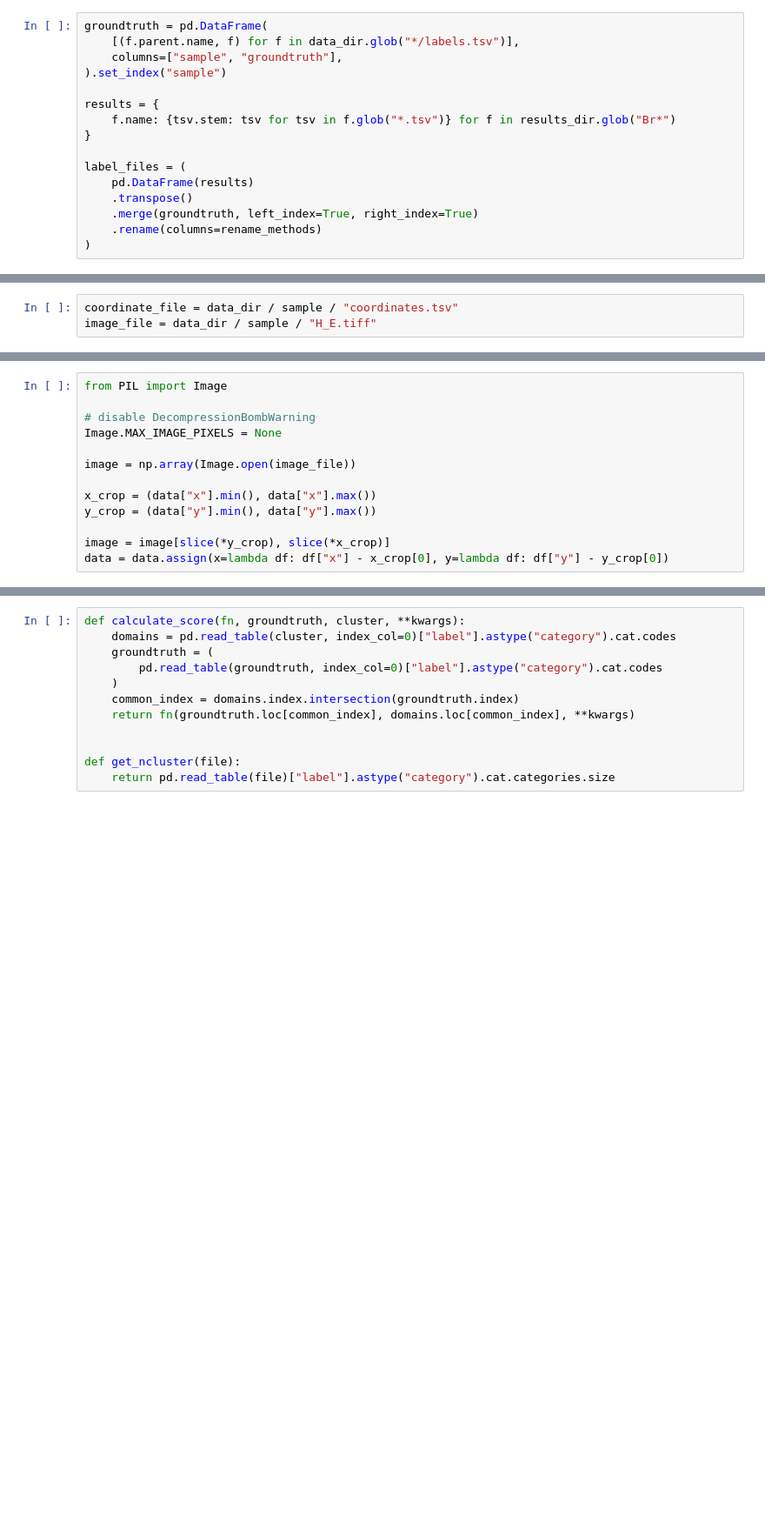
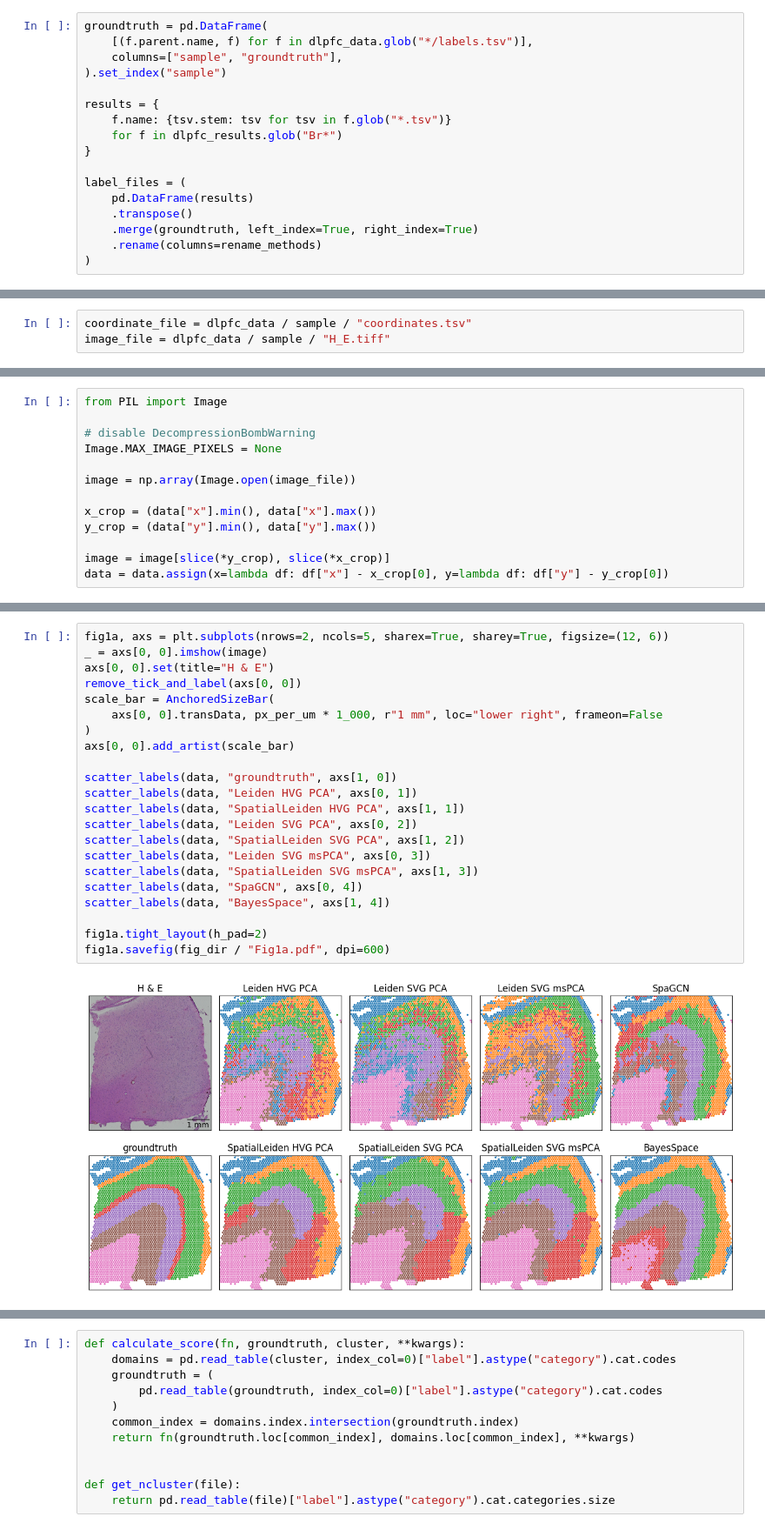
Before and after one commit to HiDiHlabs/SpatialLeiden-Study, a Jupyter notebook: 3_Fig.ipynb, the cells around one changed output, grey strips where cells are left out. Shown at 87% size. Cells and saved outputs as stored; diff of their text form; blank space fills up the shorter version.

```diff
--- a/3_Fig.ipynb
+++ b/3_Fig.ipynb
@@ -26,11 +40,12 @@ rename_methods = {
 # %%
 groundtruth = pd.DataFrame(
-    [(f.parent.name, f) for f in data_dir.glob("*/labels.tsv")],
+    [(f.parent.name, f) for f in dlpfc_data.glob("*/labels.tsv")],
     columns=["sample", "groundtruth"],
 ).set_index("sample")
 
 results = {
-    f.name: {tsv.stem: tsv for tsv in f.glob("*.tsv")} for f in results_dir.glob("Br*")
+    f.name: {tsv.stem: tsv for tsv in f.glob("*.tsv")}
+    for f in dlpfc_results.glob("Br*")
 }
 
 label_files = (
@@ -46,8 +61,8 @@ sample = "Br8100_151673"
 
 px_per_um = 96.40082438014726 / 65
 # %%
-coordinate_file = data_dir / sample / "coordinates.tsv"
-image_file = data_dir / sample / "H_E.tiff"
+coordinate_file = dlpfc_data / sample / "coordinates.tsv"
+image_file = dlpfc_data / sample / "H_E.tiff"
 # %%
 from scipy.optimize import linear_sum_assignment
 
@@ -133 +122,25 @@ fig.savefig(fig_dir / "Fig1a.pdf", dpi=600)
+# %%
+fig1a, axs = plt.subplots(nrows=2, ncols=5, sharex=True, sharey=True, figsize=(12, 6))
+_ = axs[0, 0].imshow(image)
+axs[0, 0].set(title="H & E")
+remove_tick_and_label(axs[0, 0])
+scale_bar = AnchoredSizeBar(
+    axs[0, 0].transData, px_per_um * 1_000, r"1 mm", loc="lower right", frameon=False
+)
+axs[0, 0].add_artist(scale_bar)
+
+scatter_labels(data, "groundtruth", axs[1, 0])
+scatter_labels(data, "Leiden HVG PCA", axs[0, 1])
+scatter_labels(data, "SpatialLeiden HVG PCA", axs[1, 1])
+scatter_labels(data, "Leiden SVG PCA", axs[0, 2])
+scatter_labels(data, "SpatialLeiden SVG PCA", axs[1, 2])
+scatter_labels(data, "Leiden SVG msPCA", axs[0, 3])
+scatter_labels(data, "SpatialLeiden SVG msPCA", axs[1, 3])
+scatter_labels(data, "SpaGCN", axs[0, 4])
+scatter_labels(data, "BayesSpace", axs[1, 4])
+
+fig1a.tight_layout(h_pad=2)
+fig1a.savefig(fig_dir / "Fig1a.pdf", dpi=600)
+# %% [output]
+[figure, added]
 # %% [markdown]
```
Also changed, not shown: parts of 47 cells of this notebook, 22 other files.
